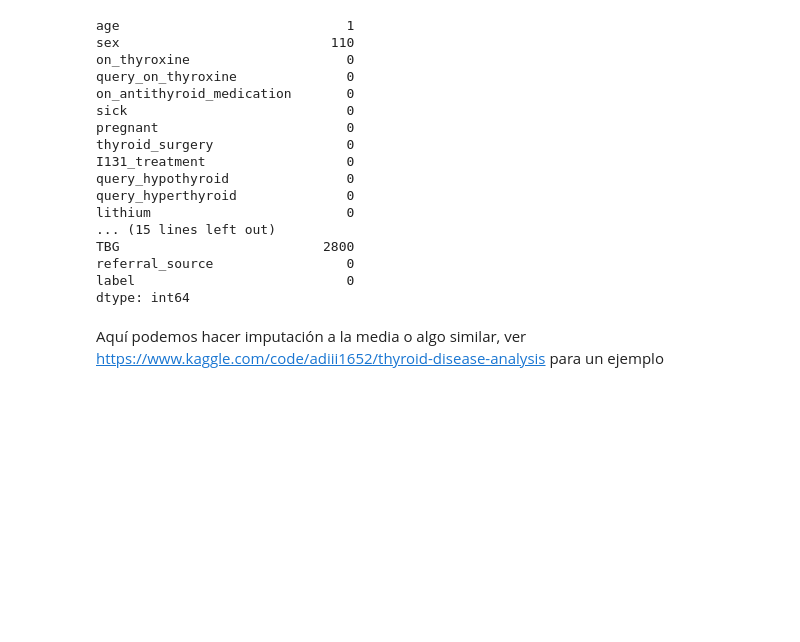
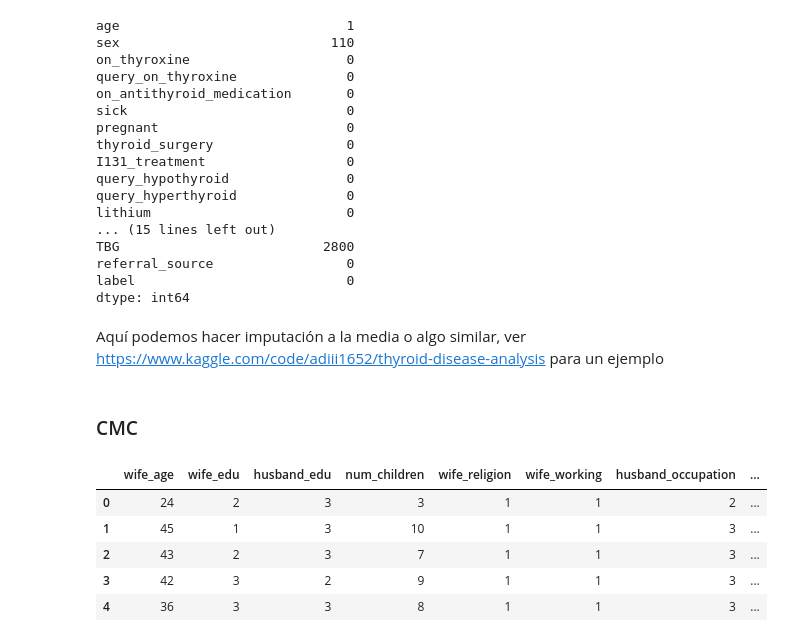
Before and after one commit to pablogormi/TFM, a Jupyter notebook: codigo/main.ipynb, the cells around one changed output. Drawn from its saved outputs; the diff is of its cells as text; code cells hidden in the pictures; blank space fills up the shorter version.

```diff
--- a/codigo/main.ipynb
+++ b/codigo/main.ipynb
@@ -247,0 +247,15 @@ model = TINTO(problem="classification", blur=True)
+# %% [markdown]
+### CMC
+# %%
+df = pd.read_csv("datasets/cmc/cmc.csv", header=None)
+
+df.columns = ["wife_age", "wife_edu", "husband_edu", "num_children", "wife_religion", "wife_working", "husband_occupation", "standard_of_living_index", "media_exposure", "contraceptive_method"]
+
+df.head()
+# %% [output]
+|  | wife_age | wife_edu | husband_edu | num_children | wife_religion | wife_working | husband_occupation | ... |
+| 0 | 24 | 2 | 3 | 3 | 1 | 1 | 2 | ... |
+| 1 | 45 | 1 | 3 | 10 | 1 | 1 | 3 | ... |
+| 2 | 43 | 2 | 3 | 7 | 1 | 1 | 3 | ... |
+| 3 | 42 | 3 | 2 | 9 | 1 | 1 | 3 | ... |
+| 4 | 36 | 3 | 3 | 8 | 1 | 1 | 3 | ... |
```
Also changed, not shown: parts of 10 cells of this notebook, 2 other files.
